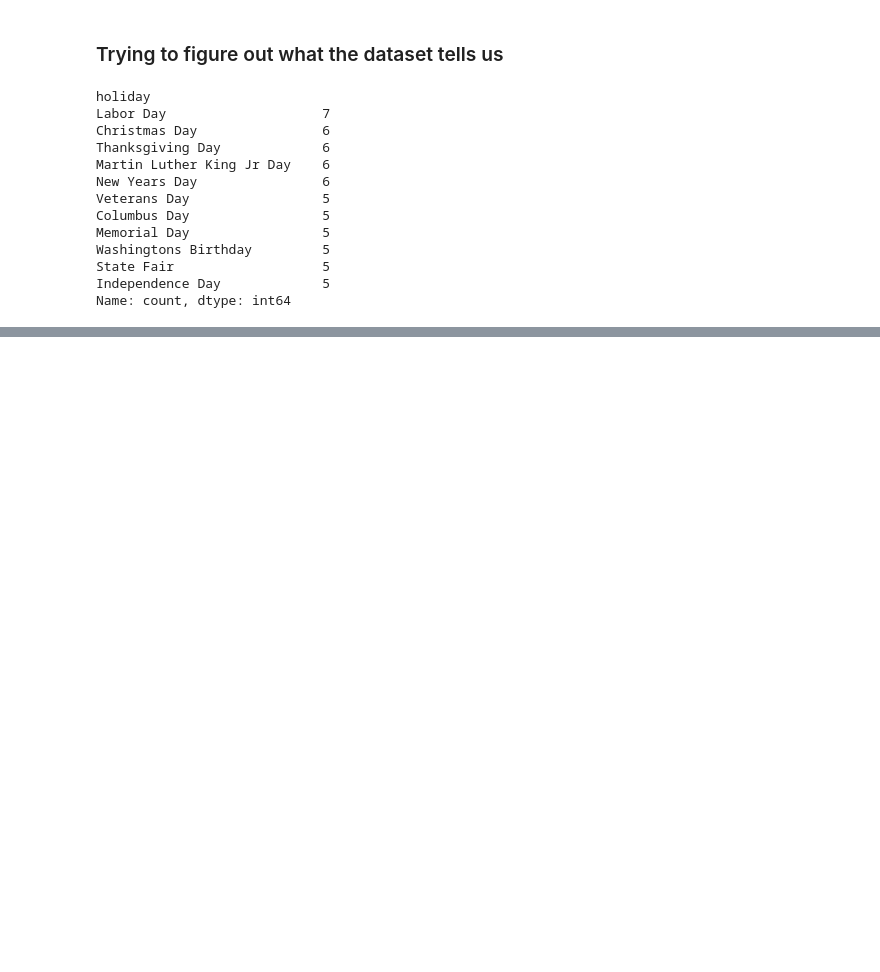
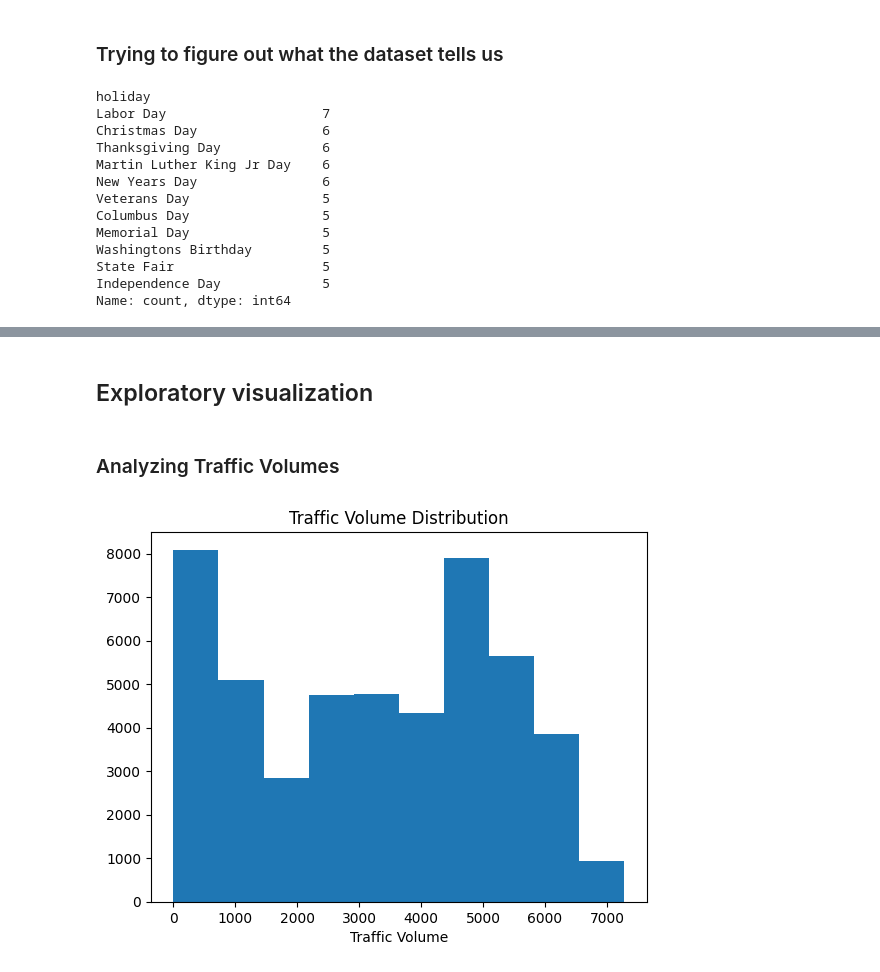
Before and after one commit to dilasha-ghimire/Finding-Heavy-Traffic-Indicators-on-I94, a Jupyter notebook: Basics.ipynb, the cells around one changed output, grey strips where cells are left out. Cells and saved outputs as stored; diff of their text form; code cells hidden in the pictures; blank space fills up the shorter version.

Commit message:
feat: analyze traffic volumes over time

```diff
--- a/Basics.ipynb
+++ b/Basics.ipynb
@@ -82,0 +99,11 @@ Name: count, dtype: int64
+# %% [markdown]
+## Exploratory visualization
+# %% [markdown]
+### Analyzing Traffic Volumes
+# %%
+plt.hist(traffic['traffic_volume'])
+plt.xlabel('Traffic Volume')
+plt.title('Traffic Volume Distribution')
+plt.show()
+# %% [output]
+[figure, added]
```
Also changed, not shown: parts of 4 cells of this notebook.
